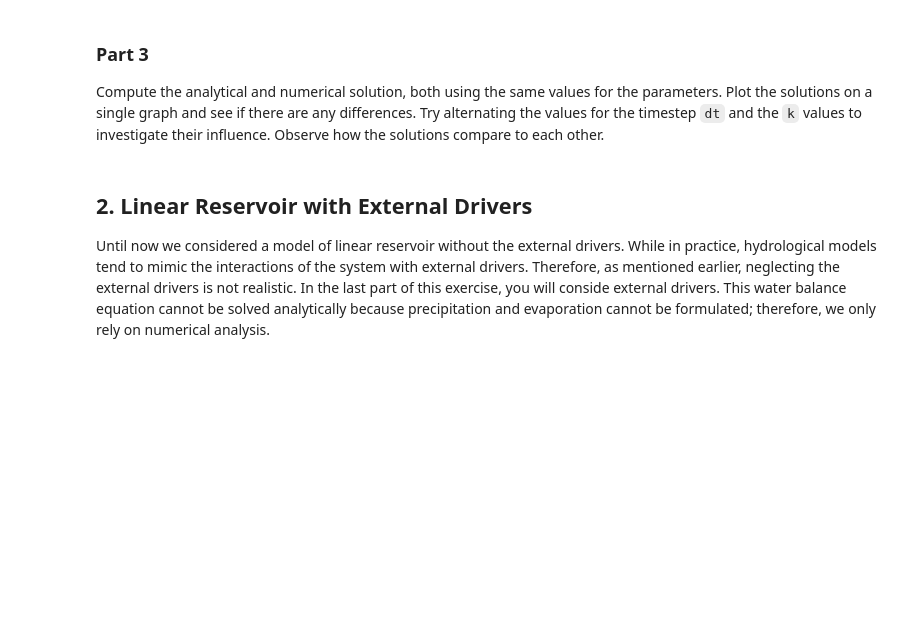
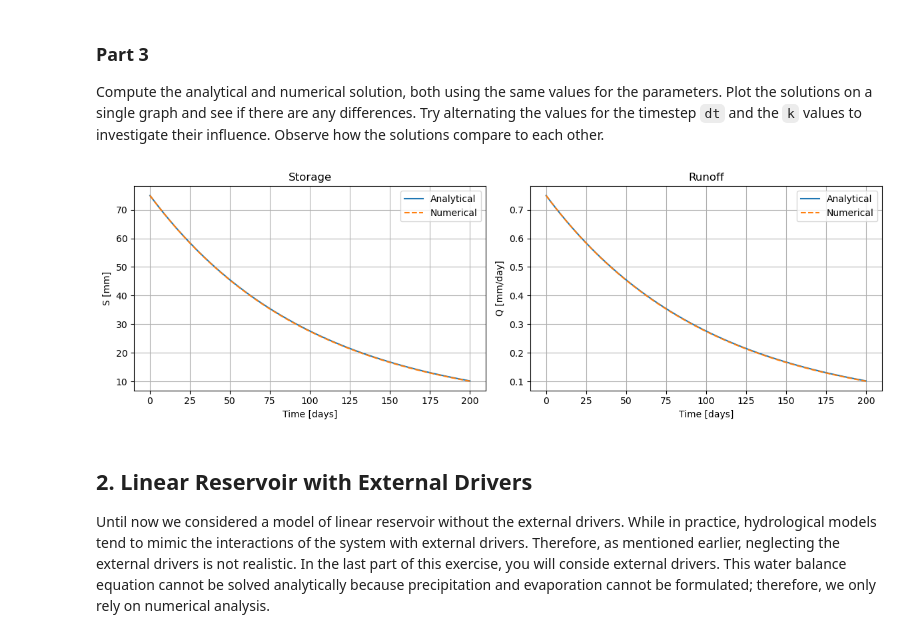
Before and after one commit to julesbradley/teaching-materials, a Jupyter notebook: book/1_modelling_intro_HBV/Exercise1.ipynb, the cells around one changed output. Saved outputs shown, nothing was run; the diff lists cells and outputs as text; code cells hidden in the pictures; blank space fills up the shorter version.

```diff
--- a/book/1_modelling_intro_HBV/Exercise1.ipynb
+++ b/book/1_modelling_intro_HBV/Exercise1.ipynb
@@ -136,3 +134,23 @@ def numerical_solve():
+# %%
+def numerical_solve(S_0=75.0, k=0.01, t_0=0, t_max=200, dt=1, alpha=1.0):
+    t = np.arange(t_0, t_max + dt, dt)
+    S = np.zeros(len(t))
+    Q = np.zeros(len(t))
+
+    S[0] = S_0
+    Q[0] = k * S[0]**alpha
+
+    for i in range(len(t) - 1):
+        Q[i] = k * S[i]**alpha
+        S[i+1] = S[i] - dt * Q[i]
+        Q[i+1] = k * S[i+1]**alpha
+
+        # avoid negative storage
+        if S[i+1] < 0:
+            S[i+1] = 0
+
+    Q[-1] = k * S[-1]**alpha
+    return t, S, Q
 # %% [markdown]
 ### Part 3
 
@@ -144,3 +160,30 @@
+# %%
+# Part 3 test change
+t_a, S_a, Q_a = analytical_solve(S_0, k, t_0, t_max, dt)
+t_n, S_n, Q_n = numerical_solve(S_0, k, t_0, t_max, dt, alpha)
+
+fig, ax = plt.subplots(1, 2, figsize=(12, 4))
+
+ax[0].plot(t_a, S_a, label="Analytical")
+ax[0].plot(t_n, S_n, "--", label="Numerical")
+ax[0].set_title("Storage")
+ax[0].set_xlabel("Time [days]")
+ax[0].set_ylabel("S [mm]")
+ax[0].legend()
+ax[0].grid(True)
+
+ax[1].plot(t_a, Q_a, label="Analytical")
+ax[1].plot(t_n, Q_n, "--", label="Numerical")
+ax[1].set_title("Runoff")
+ax[1].set_xlabel("Time [days]")
+ax[1].set_ylabel("Q [mm/day]")
+ax[1].legend()
+ax[1].grid(True)
+
+plt.tight_layout()
+plt.show()
+# %% [output]
+[figure, added]
 # %% [markdown]
 ## 2. Linear Reservoir with External Drivers
 
```
Also changed, not shown: parts of 11 cells of this notebook, 9 other files.
